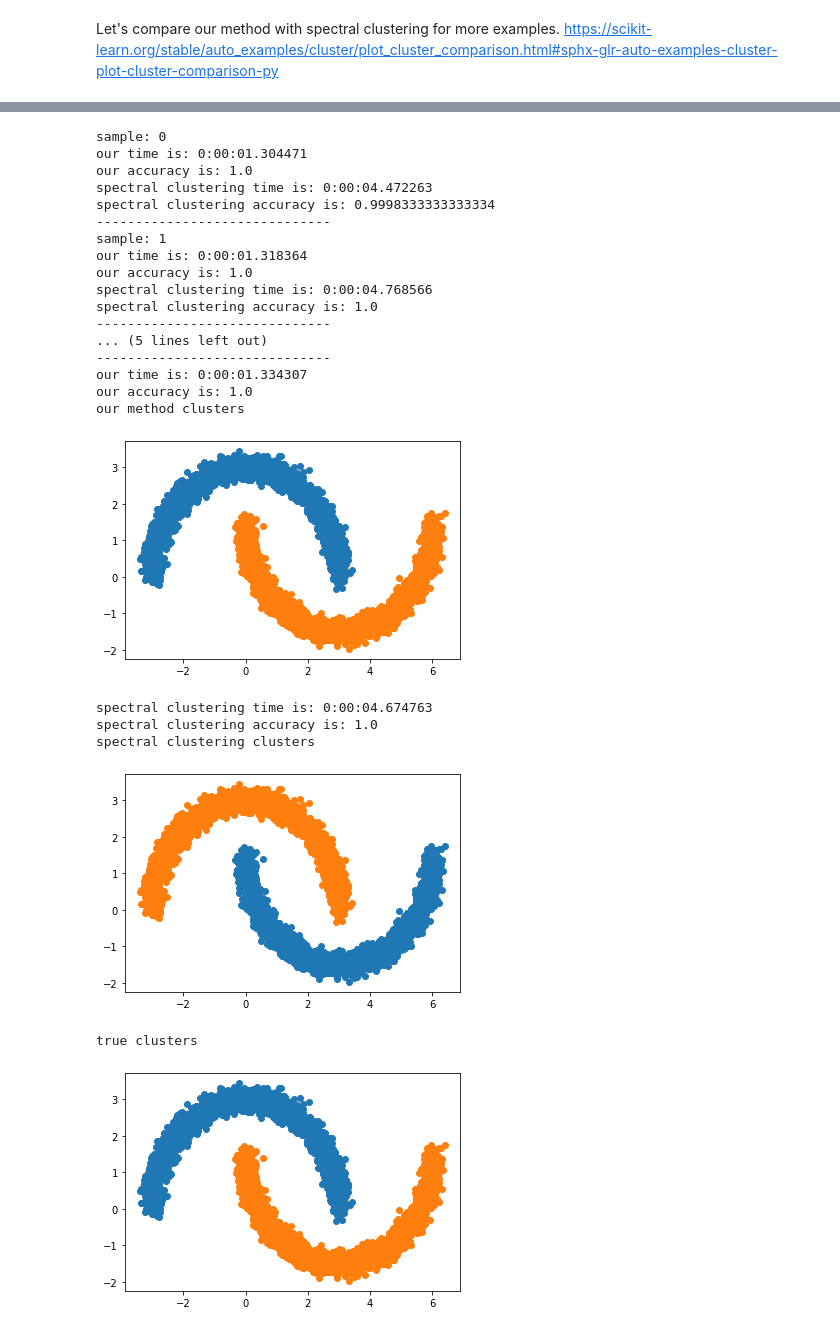
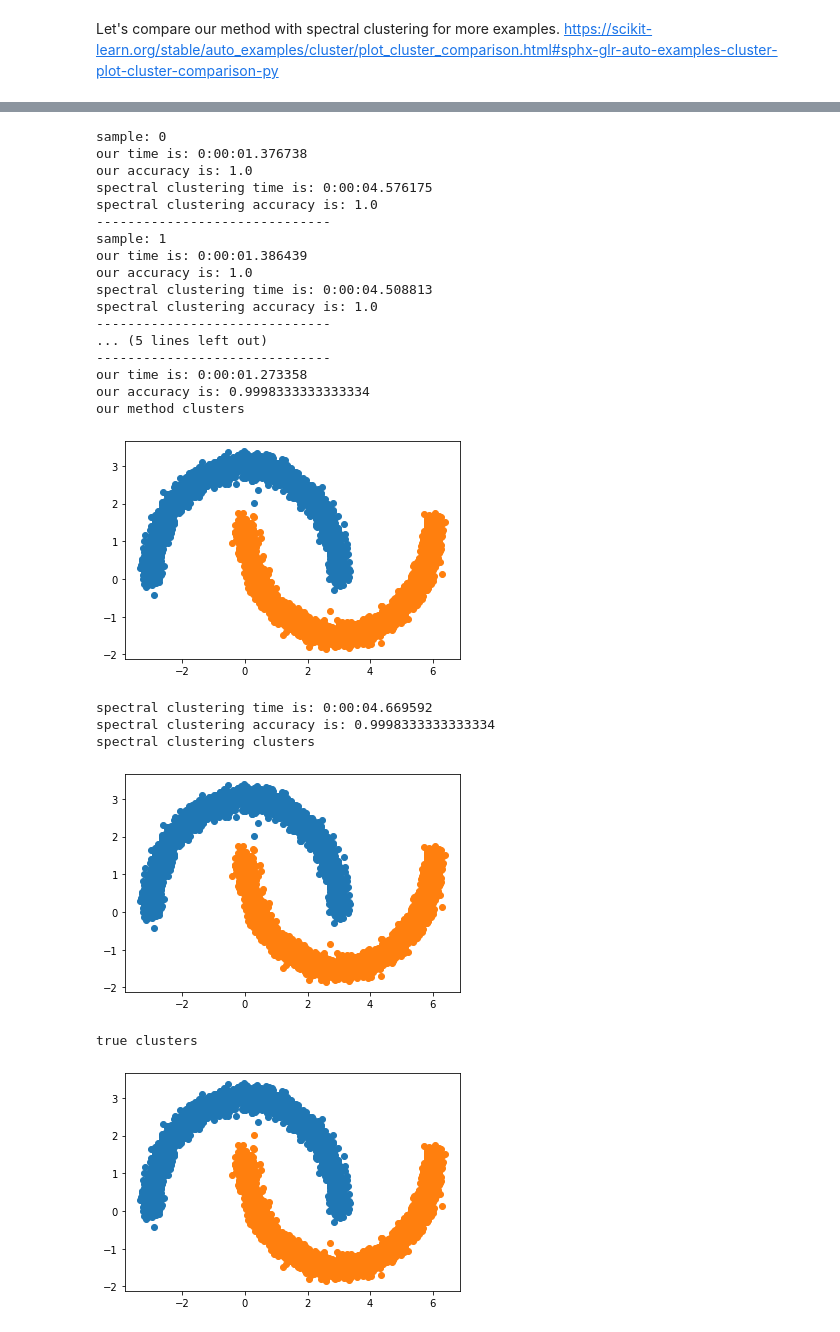
Before and after one commit to sahelyiyi/LocClustNLasso, a Jupyter notebook: loc_clust_kmeans.ipynb, the cells around one changed output, grey strips where cells are left out. Cells and saved outputs as stored; diff of their text form; code cells hidden in the pictures.

Commit message:
update plots

```diff
--- a/loc_clust_kmeans.ipynb
+++ b/loc_clust_kmeans.ipynb
@@ -639,9 +648,9 @@ plt.close()
 # %%
 for i in range(3):
     print('sample:', i)
-    run_noisy_circles(1.0, 0.01)
+    run_noisy_circles(1.0, 0.005)
     print('------------------------------')
 
-run_noisy_circles(1.0, 0.01, True)
+run_noisy_circles(1.0, 0.005, True)
 # %% [output]
 sample: 0
@@ -686,36 +695,44 @@ import matplotlib.pyplot as plt
 from collections import defaultdict
 
 
+markers = ['s','o','v','*','^','<','>','1','2','3','4','8','s','P','h','H','+','x','X','D','d','|','_']
 lambda_lassos = [0.1, 0.01, 0.005]
 
-our_times = defaultdict(list)
-for alpha in [1.0, 0.1, 0.01]:
-    our_scores = []
+our_times_mean = defaultdict(list)
+our_times_std = defaultdict(list)
+for i, alpha in enumerate([1.0, 0.1, 0.01]):
+    our_scores_mean = []
+    our_scores_std = []
 
     for lambda_lasso in lambda_lassos:
         lambda_accs = []
         lambda_times = []
-        for i in range(4):
+        for _ in range(4):
             our_accuracy, our_time, _, _ = run_noisy_moons(alpha, lambda_lasso, is_print=False)
             lambda_accs.append(our_accuracy)
             lambda_times.append(our_time.total_seconds())
-        our_scores.append(np.mean(lambda_accs))
-        our_times[alpha].append(np.mean(lambda_times))
+        our_scores_mean.append(np.mean(lambda_accs))
+        our_scores_std.append(np.std(lambda_accs))
 
-    plt.plot(lambda_lassos, our_scores, label='alpha=' + str(alpha))
+        our_times_mean[alpha].append(np.mean(lambda_times))
+        our_times_std[alpha].append(np.std(lambda_times))
+
+    plt.plot(lambda_lassos, our_scores_mean, label='alpha=' + str(alpha), marker=markers[i])
 
 plt.xlabel('lambda_lasso')
 plt.ylabel('accuracy')
 plt.legend(loc='best')
+plt.savefig('alpha_vs_lambda_accuracy_noisy_moons.pdf', format='pdf')
 plt.show()
 plt.close()
 
-for alpha in our_times:
-    plt.plot(lambda_lassos, our_times[alpha], label='alpha=' + str(alpha))
+for i, alpha in enumerate(our_times_mean):
+    plt.plot(lambda_lassos, our_times_mean[alpha], label='alpha=' + str(alpha), marker=markers[i])
 
 plt.xlabel('lambda_lasso')
 plt.ylabel('time')
 plt.legend(loc='best')
+plt.savefig('alpha_vs_lambda_time_noisy_moons.pdf', format='pdf')
 plt.show()
 plt.close()
 # %% [output]
@@ -724,32 +741,32 @@ plt.close()
 # %%
 for i in range(3):
     print('sample:', i)
-    run_noisy_moons(1.0, 0.005)
+    run_noisy_moons(0.1, 0.005)
     print('------------------------------')
 
-run_noisy_moons(1.0, 0.005, True)
+run_noisy_moons(0.1, 0.005, True)
 # %% [output]
 sample: 0
-our time is: 0:00:01.304471
+our time is: 0:00:01.376738
 our accuracy is: 1.0
-spectral clustering time is: 0:00:04.472263
-spectral clustering accuracy is: 0.9998333333333334
+spectral clustering time is: 0:00:04.576175
+spectral clustering accuracy is: 1.0
 ------------------------------
 sample: 1
-our time is: 0:00:01.318364
+our time is: 0:00:01.386439
 our accuracy is: 1.0
-spectral clustering time is: 0:00:04.768566
+spectral clustering time is: 0:00:04.508813
 spectral clustering accuracy is: 1.0
 ------------------------------
 ... (5 lines left out)
 ------------------------------
-our time is: 0:00:01.334307
-our accuracy is: 1.0
+our time is: 0:00:01.273358
+our accuracy is: 0.9998333333333334
 our method clusters
-[figure, old version]
+[figure, new version]
-spectral clustering time is: 0:00:04.674763
-spectral clustering accuracy is: 1.0
+spectral clustering time is: 0:00:04.669592
+spectral clustering accuracy is: 0.9998333333333334
 spectral clustering clusters
-[figure, old version]
+[figure, new version]
 true clusters
-[figure, old version]
+[figure, new version]
```
Also changed, not shown: parts of 10 cells of this notebook.
